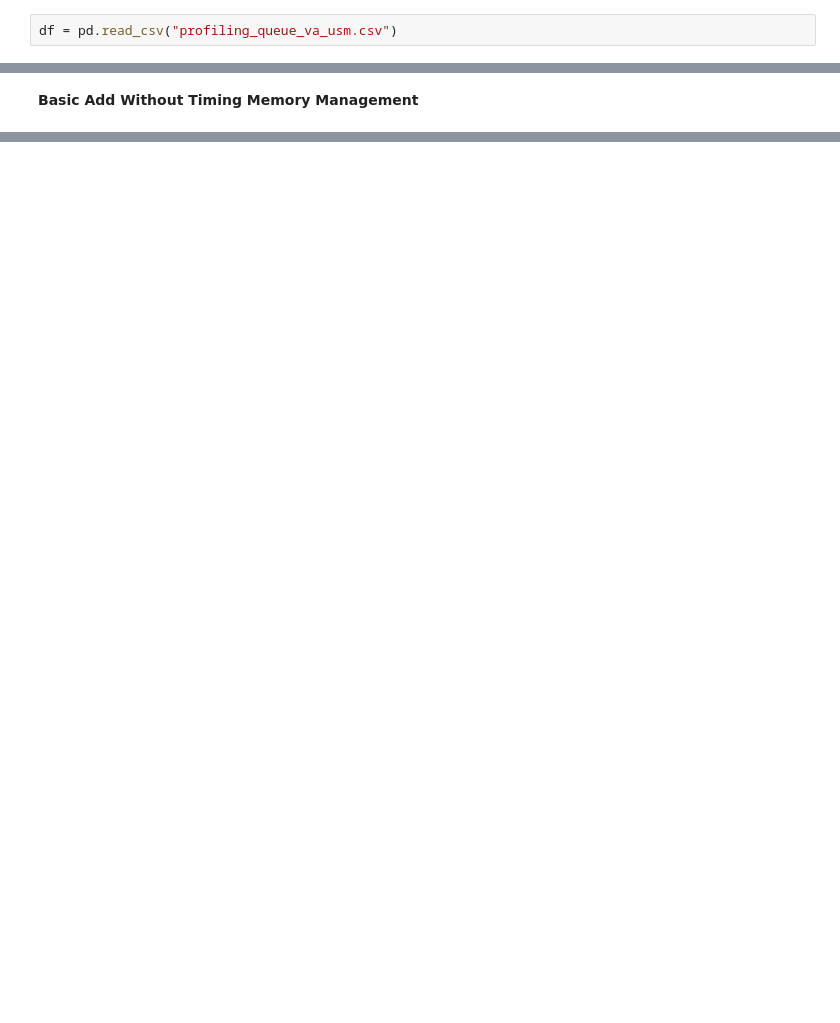
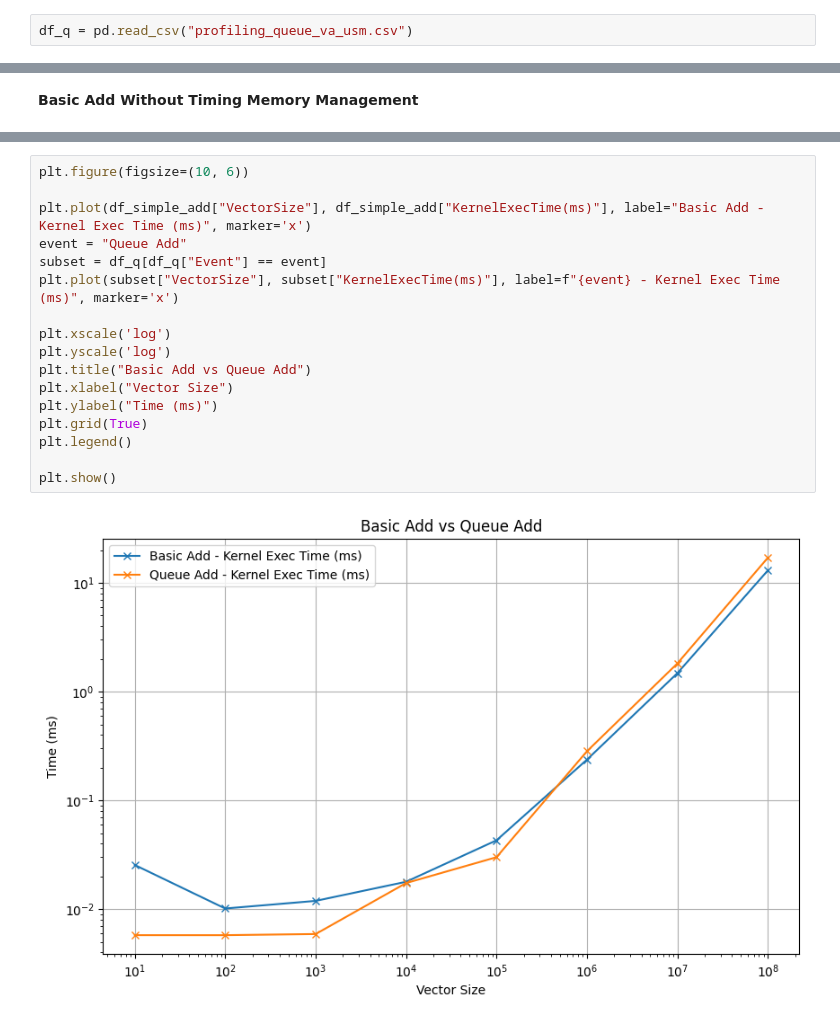
Before and after one commit to MichaelBo1/Fine-Grained-Parallelism-SYCL, a Jupyter notebook: sycl-port/vector-add/profiles.ipynb, the cells around one changed output, grey strips where cells are left out. Drawn from its saved outputs; the diff is of its cells as text; blank space fills up the shorter version.

```diff
--- a/sycl-port/vector-add/profiles.ipynb
+++ b/sycl-port/vector-add/profiles.ipynb
@@ -57,7 +57,7 @@ plt.show()
 # %% [markdown]
 **Queue Add Without timing memory management**
 # %%
-df = pd.read_csv("profiling_queue_va_usm.csv")
+df_q = pd.read_csv("profiling_queue_va_usm.csv")
 # %%
 fig, axes = plt.subplots(nrows=3, ncols=1, figsize=(10, 15))
 
@@ -151,0 +152,19 @@ plt.show()
+# %%
+plt.figure(figsize=(10, 6))
+
+plt.plot(df_simple_add["VectorSize"], df_simple_add["KernelExecTime(ms)"], label="Basic Add - Kernel Exec Time (ms)", marker='x')
+event = "Queue Add"
+subset = df_q[df_q["Event"] == event]
+plt.plot(subset["VectorSize"], subset["KernelExecTime(ms)"], label=f"{event} - Kernel Exec Time (ms)", marker='x')
+
+plt.xscale('log')
+plt.yscale('log')
+plt.title("Basic Add vs Queue Add")
+plt.xlabel("Vector Size")
+plt.ylabel("Time (ms)")
+plt.grid(True)
+plt.legend()
+
+plt.show()
+# %% [output]
+[figure, added]
```
Also changed, not shown: parts of 7 cells of this notebook, 3 other files.
